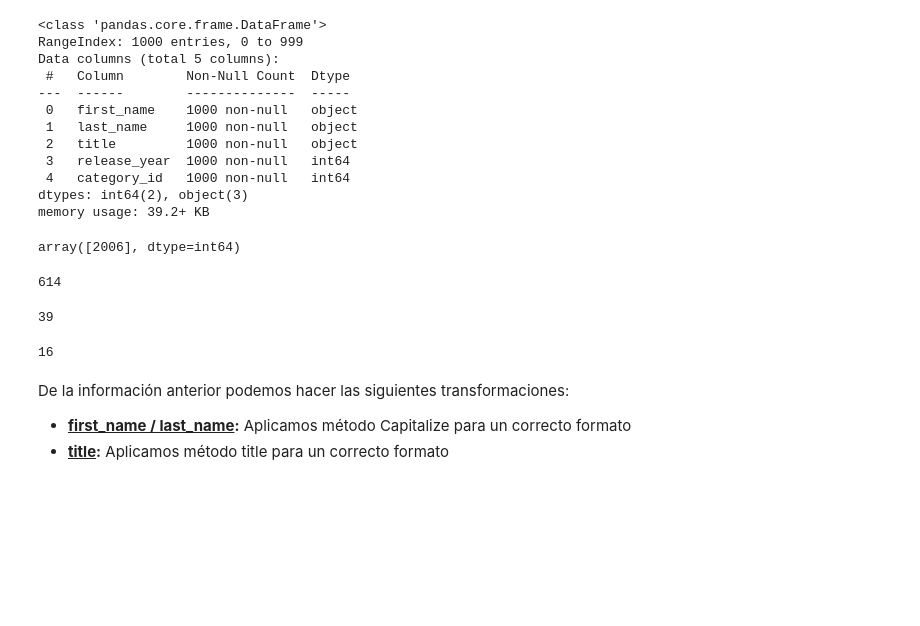
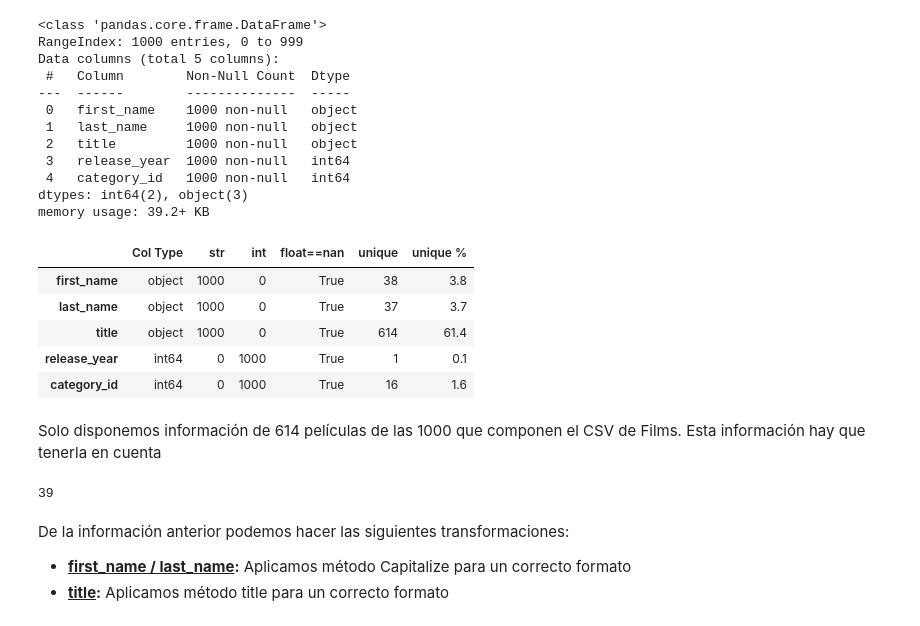
Before and after one commit to gusavato/2_IRONHACK_MySQL, a Jupyter notebook: jupyter/Clean.ipynb, the cells around one changed output. Saved outputs shown, nothing was run; the diff lists cells and outputs as text; code cells hidden in the pictures; blank space fills up the shorter version.

```diff
--- a/jupyter/Clean.ipynb
+++ b/jupyter/Clean.ipynb
@@ -305,27 +328,24 @@ Data columns (total 5 columns):
  4   category_id   1000 non-null   int64
 dtypes: int64(2), object(3)
 memory usage: 39.2+ KB
-# %%
-ohdd.release_year.unique()
-# %% [output]
-array([2006], dtype=int64)
-# %%
-# Solo disponemos información de 614 películas de las 1000 que componen el CSV de Films.
-# Esta información hay que tenerla en cuenta
-ohdd.title.unique().size
-# %% [output]
-614
+# %%
+cols_info(ohdd)
+# %% [output]
+|  | Col Type | str | int | float==nan | unique | unique % |
+| first_name | object | 1000 | 0 | True | 38 | 3.8 |
+| last_name | object | 1000 | 0 | True | 37 | 3.7 |
+| title | object | 1000 | 0 | True | 614 | 61.4 |
+| release_year | int64 | 0 | 1000 | True | 1 | 0.1 |
+| category_id | int64 | 0 | 1000 | True | 16 | 1.6 |
+# %% [markdown]
+Solo disponemos información de 614 películas de las 1000 que componen el CSV de Films.
+Esta información hay que tenerla en cuenta
 # %%
 # Solo disponemos de información de 39 actores para poder vincularlos con films
 
 (ohdd.first_name + ' ' + ohdd.last_name).unique().size
 # %% [output]
 39
-# %%
-# Vemos que tenemos al menos 1 película de cada categoría
-ohdd.category_id.unique().size
-# %% [output]
-16
 # %% [markdown]
 De la información anterior podemos hacer las siguientes transformaciones:
 * <ins>**first_name / last_name</ins>:** Aplicamos método Capitalize para un correcto formato
```
Also changed, not shown: parts of 26 cells of this notebook, 3 other files.
